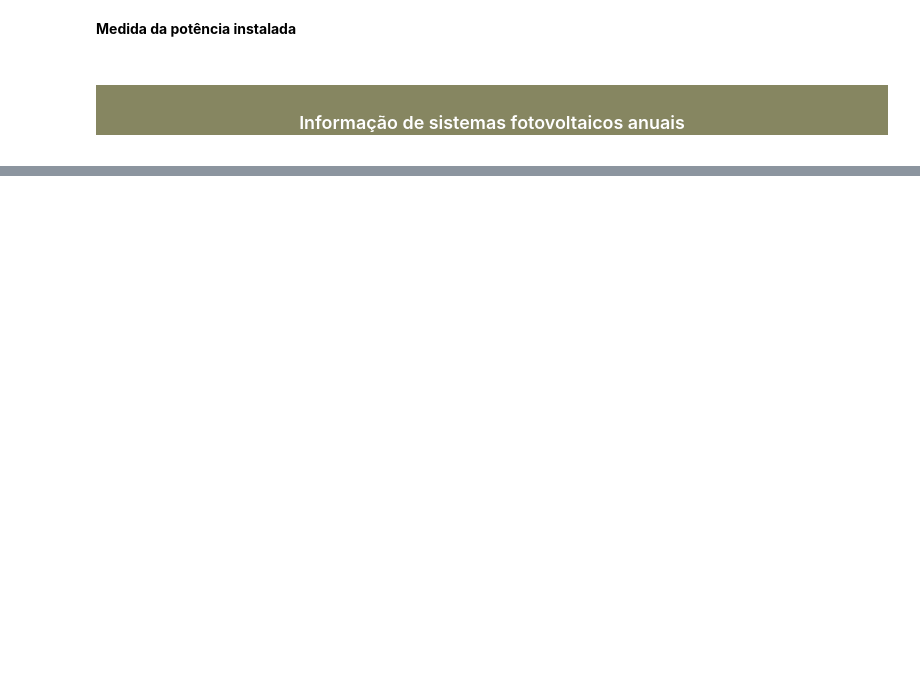
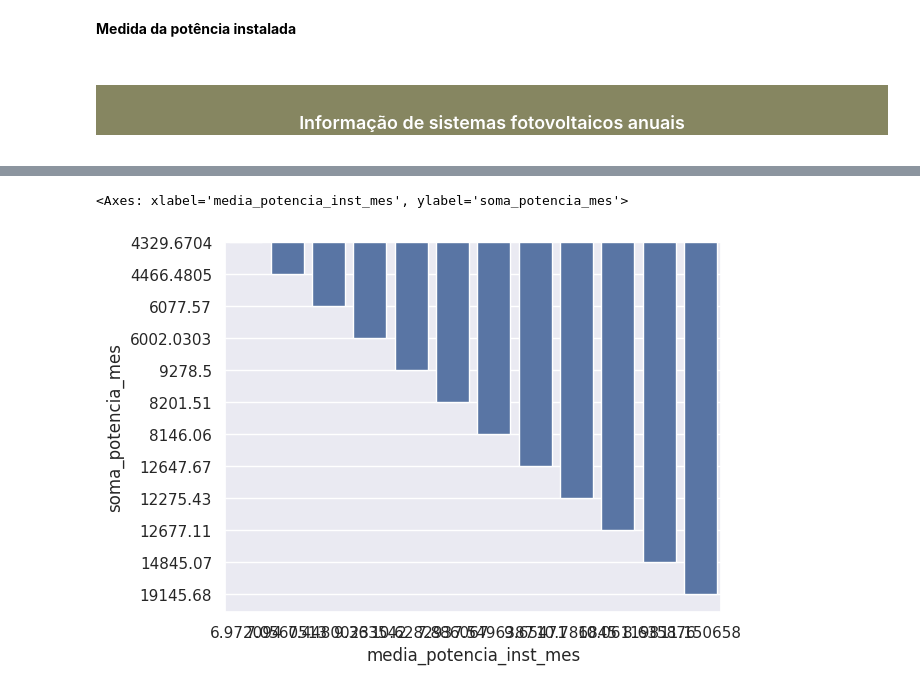
Before and after one commit to Oseiasdfarias/projeto_portifolio_data_science, a Jupyter notebook: geracao_distribuida_fotovoltaica.ipynb, the cells around one changed output, grey strips where cells are left out. Cells and saved outputs as stored; diff of their text form; code cells hidden in the pictures; blank space fills up the shorter version.

```diff
--- a/geracao_distribuida_fotovoltaica.ipynb
+++ b/geracao_distribuida_fotovoltaica.ipynb
@@ -143,12 +175,12 @@ def data_for_date(year: int, month: int = None, day: int = None):
         month: numeric
         day: numeric
     """
-    if not (month and day):
+    if not (month) and not (day):
         return df[df["Year"] == year]
     elif (month and (not day)):
-        return df[(df["Month"] == year) & (df[column_date[1]] == month)]
+        return df[(df["Year"] == year) & (df["Month"] == month)]
     elif (month and  day):
-        return df[(df["Day"] == year) & (df[column_date[1]] == month) & (df[column_date[2]] == day)]
+        return df[(df["Year"] == year) & (df["Month"] == month) & (df["Day"] == day)]
 # %%
 df_datconexao_2017 = data_for_date(year=2017, month=12)
 df_datconexao_2017
@@ -215,0 +311,16 @@ plt.show()
+# %%
+arrays = [[], [], [], [], []]
+
+for ano in np.sort(df["Year"].unique()):
+    for mes in np.sort(df["Month"].unique()):
+        data = info_generation(data_for_date(year=ano, month=mes))
+        arrays[0].append(f"{ano}-{mes}")
+        arrays[1].append(data["soma_potencia"])
+        arrays[2].append(data["media_potencia_inst"])
+        arrays[3].append(data["qt_instalacao_ano"])
+        arrays[4].append(data["qt_fabricante_inversores_ano"])
+info_mensal = pd.DataFrame(np.transpose(arrays),
+                          columns=["date", "soma_potencia_mes", "media_potencia_inst_mes",
+                                   "qt_instalacao_mes", "qt_fabricante_inversores__mes"])
+info_mensal["date"] = pd.to_datetime(info_mensal["date"], format='%Y-%m')
+info_mensal.head(150)
@@ -215,0 +341,8 @@ plt.show()
+# %%
+info_mensal[(info_mensal["date"] <= "2017-12-1") & (info_mensal["date"] >= "2017-1-1")]
+
+sns.barplot(info_mensal[(info_mensal["date"] <= "2017-12-1") & (info_mensal["date"] >= "2017-1-1")],
+            x="media_potencia_inst_mes", y="soma_potencia_mes")
+# %% [output]
+<Axes: xlabel='media_potencia_inst_mes', ylabel='soma_potencia_mes'>
+[figure, added]
```
Also changed, not shown: parts of 13 cells of this notebook.
